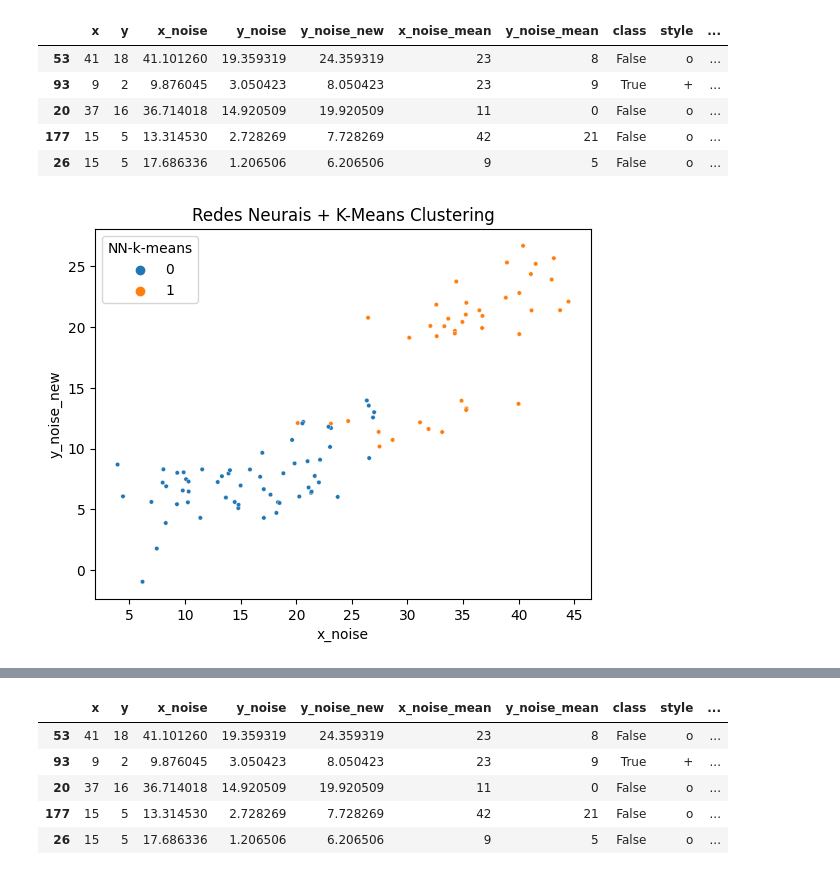
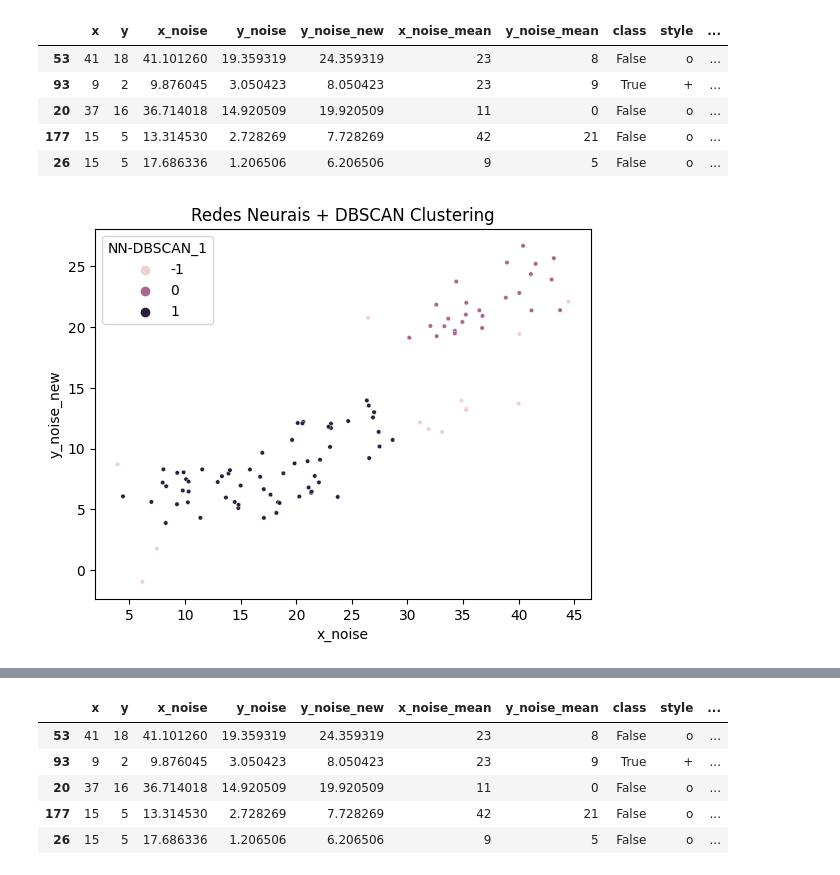
Before and after one commit to Laboratorio-de-Analise-de-Dados/disciplina_python_ml, a Jupyter notebook: dev/script/aulas_teoricas/03-aula-05_02-cluster_2026-07-14.ipynb, the cells around one changed output, grey strips where cells are left out. Cells and saved outputs as stored; diff of their text form; code cells hidden in the pictures.

```diff
--- a/dev/script/aulas_teoricas/03-aula-05_02-cluster_2026-07-14.ipynb
+++ b/dev/script/aulas_teoricas/03-aula-05_02-cluster_2026-07-14.ipynb
@@ -468,8 +589,8 @@ array([[34.124863 , 16.717186 ],
 # %%
-# Apply K-Means clustering to the encoded data
-kmeans = KMeans(n_clusters=2, random_state=0, n_init=10)
-clusters = kmeans.fit_predict(encoded_data)
-df_1['NN-k-means'] = clusters
+db = DBSCAN(eps=0.3, min_samples=4)
+# Fit the model to the data and predict cluster labels
+clusters = db.fit_predict(df_1[[x_scaled, y_scaled]])
+df_1['NN-DBSCAN_1'] = clusters
 df_1.head()
 # %% [output]
 |  | x | y | x_noise | y_noise | y_noise_new | x_noise_mean | y_noise_mean | class | style | ... |
@@ -481,17 +602,17 @@ df_1.head()
 # %%
 # Visualize the results
 sns.scatterplot(
     x=x,
     y=y,
     s=s,
-    hue='NN-k-means',
+    hue='NN-DBSCAN_1',
     data=df_1
 )
-plt.title("Redes Neurais + K-Means Clustering")
+plt.title("Redes Neurais + DBSCAN Clustering")
 plt.xlabel(x)
 plt.ylabel(y)
 plt.show()
 # %% [output]
-[figure, old version]
+[figure, new version]
 # %%
 # dump(df_1, './data/05_aula_df_3')
```
Also changed, not shown: parts of 24 cells of this notebook, 7 other files.
